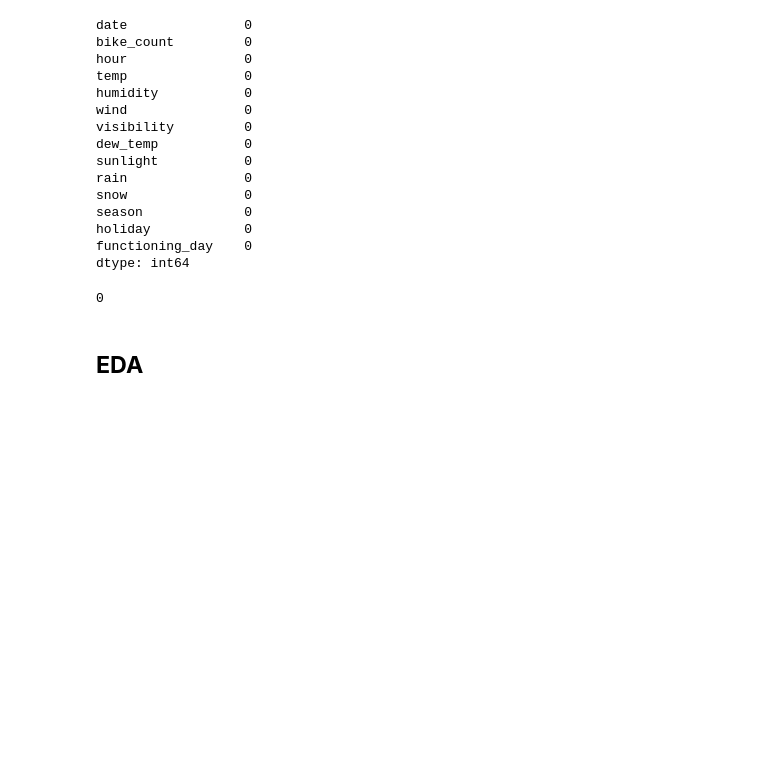
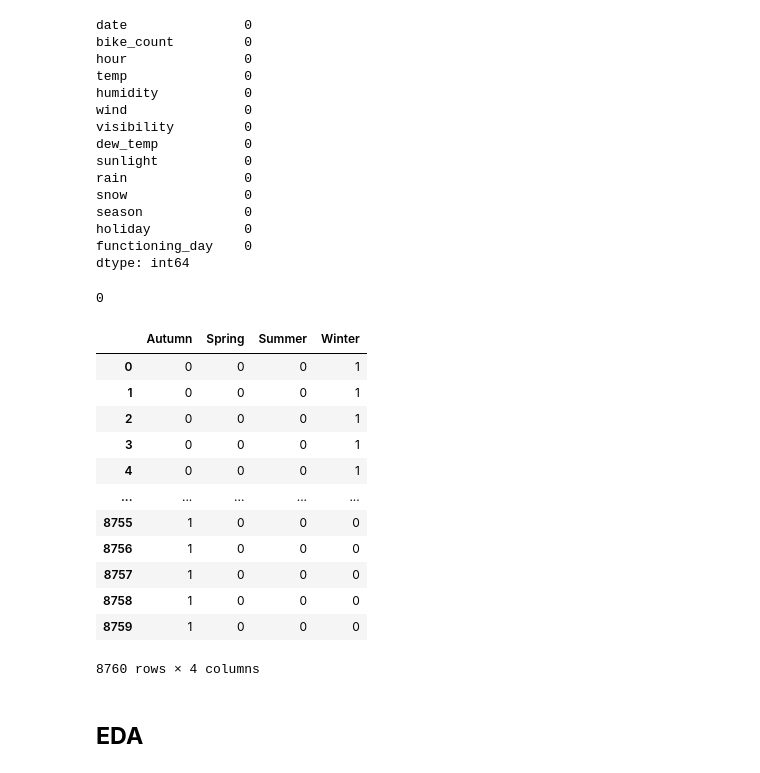
Before and after one commit to madhuribonela/Bike-Sharing-Demand-Prediction, a Jupyter notebook: Copy_of_Copy_of_Bike_Sharing_Demand_Prediction_Capstone_Project.ipynb, the cells around one changed output. Drawn from its saved outputs; the diff is of its cells as text; code cells hidden in the pictures; blank space fills up the shorter version.

```diff
--- a/Copy_of_Copy_of_Bike_Sharing_Demand_Prediction_Capstone_Project.ipynb
+++ b/Copy_of_Copy_of_Bike_Sharing_Demand_Prediction_Capstone_Project.ipynb
@@ -157,6 +157,22 @@ dtype: int64
 print(len(df[df.duplicated()]))
 # %% [output]
 0
+# %%
+pd.get_dummies(df['season'],)
+# %% [output]
+|  | Autumn | Spring | Summer | Winter |
+| 0 | 0 | 0 | 0 | 1 |
+| 1 | 0 | 0 | 0 | 1 |
+| 2 | 0 | 0 | 0 | 1 |
+| 3 | 0 | 0 | 0 | 1 |
+| 4 | 0 | 0 | 0 | 1 |
+| ... | ... | ... | ... | ... |
+| 8755 | 1 | 0 | 0 | 0 |
+| 8756 | 1 | 0 | 0 | 0 |
+| 8757 | 1 | 0 | 0 | 0 |
+| 8758 | 1 | 0 | 0 | 0 |
+| 8759 | 1 | 0 | 0 | 0 |
+8760 rows × 4 columns
 # %% [markdown]
 ## **EDA**
 # %%
```
Also changed, not shown: parts of 13 cells of this notebook.
